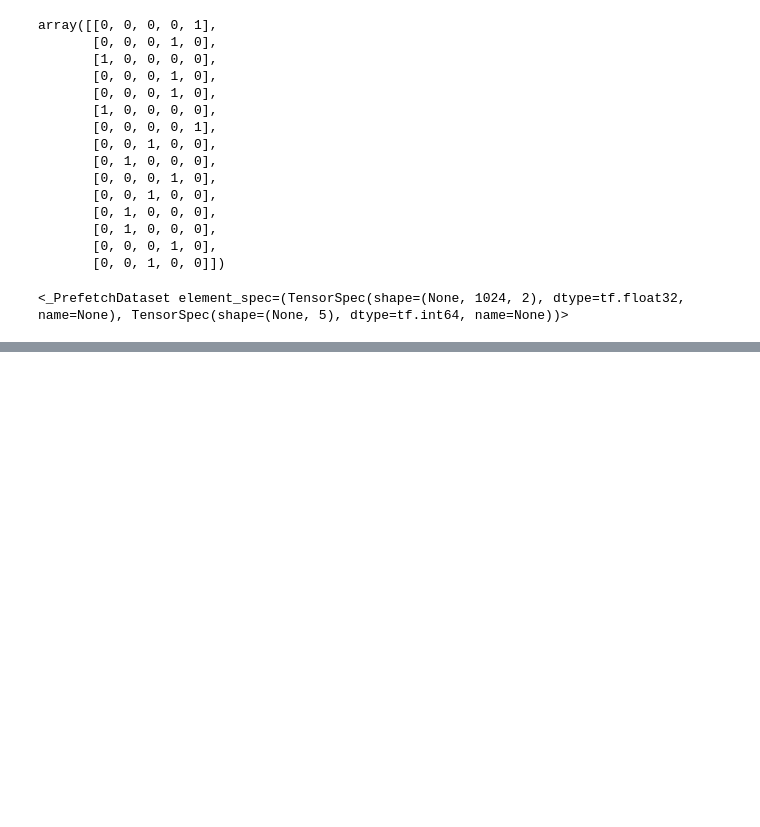
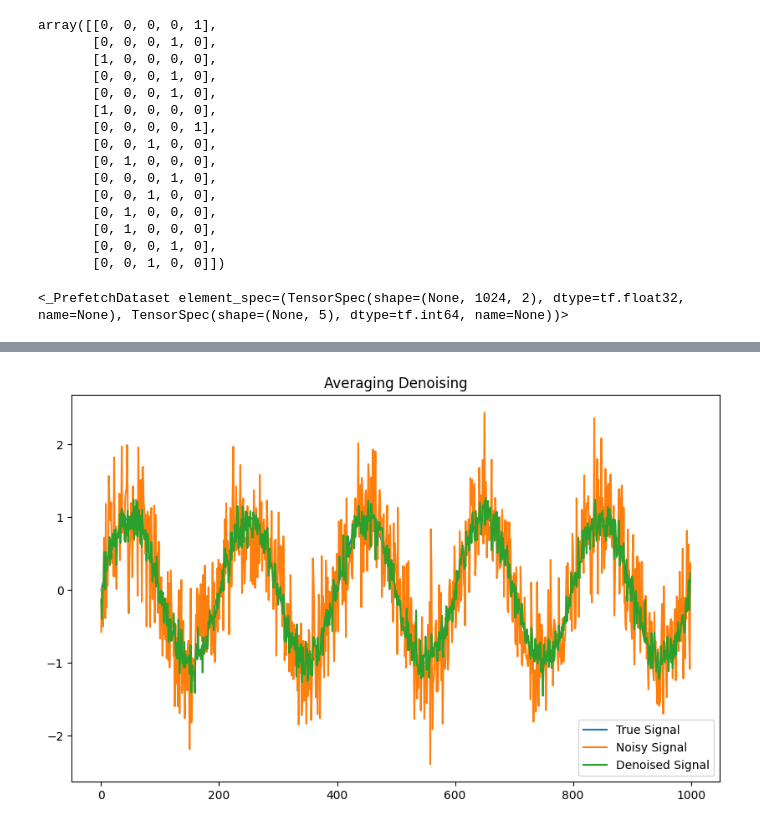
Before and after one commit to Narasim/Python_DLDS, a Jupyter notebook: signal_processing.ipynb, the cells around one changed output, grey strips where cells are left out. Cells and saved outputs as stored; diff of their text form; code cells hidden in the pictures; blank space fills up the shorter version.

```diff
--- a/signal_processing.ipynb
+++ b/signal_processing.ipynb
@@ -459,3 +512,42 @@ model.compile(optimizer='adam',
 
 # Summary of the model
 model.summary()
+# %%
+import numpy as np
+
+def averaging_denoising(noisy_signal, num_averages):
+    """
+    Averages multiple samples of a noisy signal to reduce noise.
+
+    Args:
+        noisy_signal: A 2D numpy array where each row is a noisy signal sample.
+        num_averages: The number of samples to average.
+
+    Returns:
+        The denoised signal.
+    """
+    if noisy_signal.shape[0] < num_averages:
+        raise ValueError("Number of samples is less than num_averages.")
+
+    averaged_signal = np.mean(noisy_signal[:num_averages, :], axis=0)
+    return averaged_signal
+
+# Example Usage
+signal_length = 1000
+num_samples = 10
+true_signal = np.sin(np.linspace(0, 10*np.pi, signal_length))
+noise = np.random.normal(0, 0.5, (num_samples, signal_length))
+noisy_signal = true_signal + noise
+
+denoised_signal = averaging_denoising(noisy_signal, num_samples)
+
+
+plt.figure(figsize=(10,6))
+plt.plot(true_signal, label='True Signal')
+plt.plot(noisy_signal[0], label='Noisy Signal')
+plt.plot(denoised_signal, label='Denoised Signal')
+plt.legend()
+plt.title('Averaging Denoising')
+plt.show()
+# %% [output]
+[figure, added]
```
Also changed, not shown: parts of 8 cells of this notebook.
